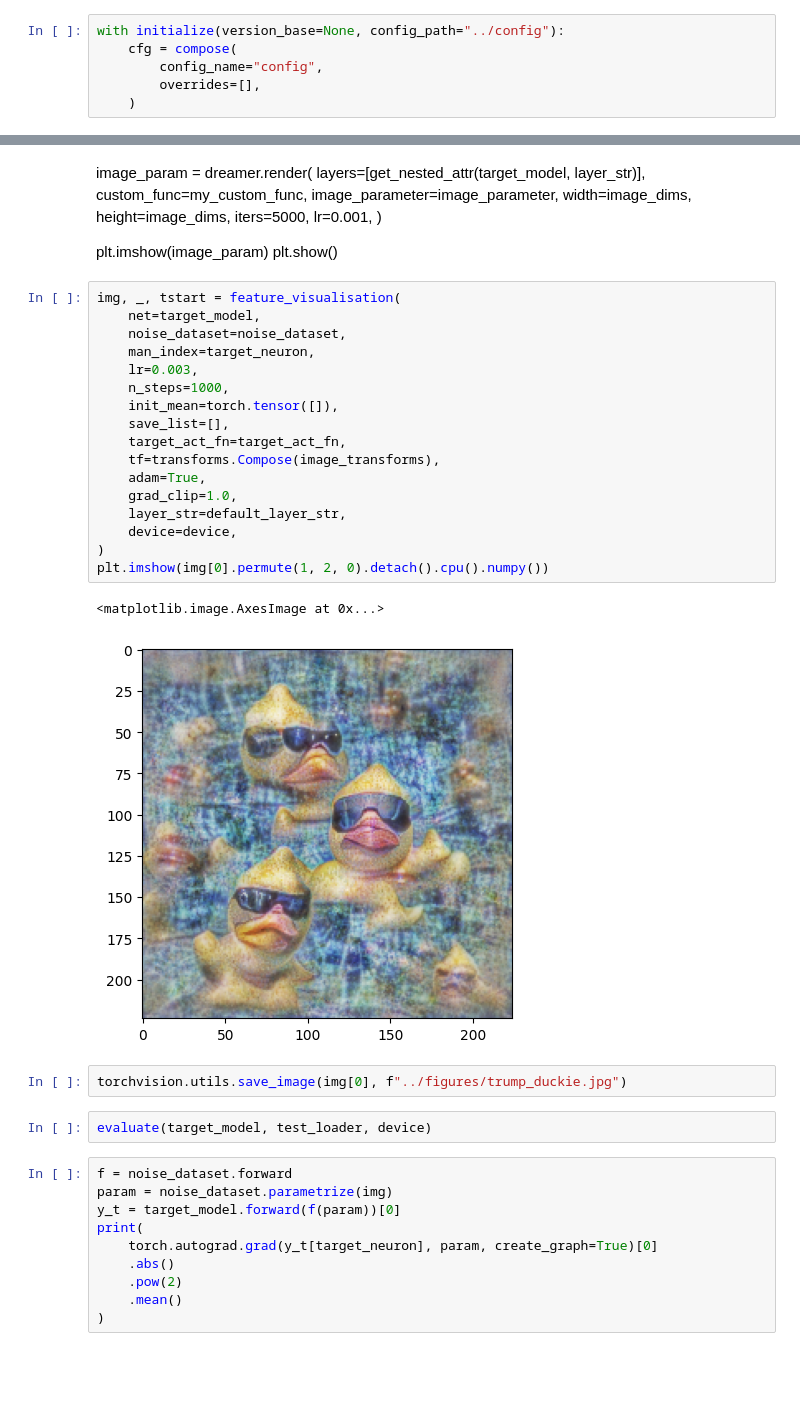
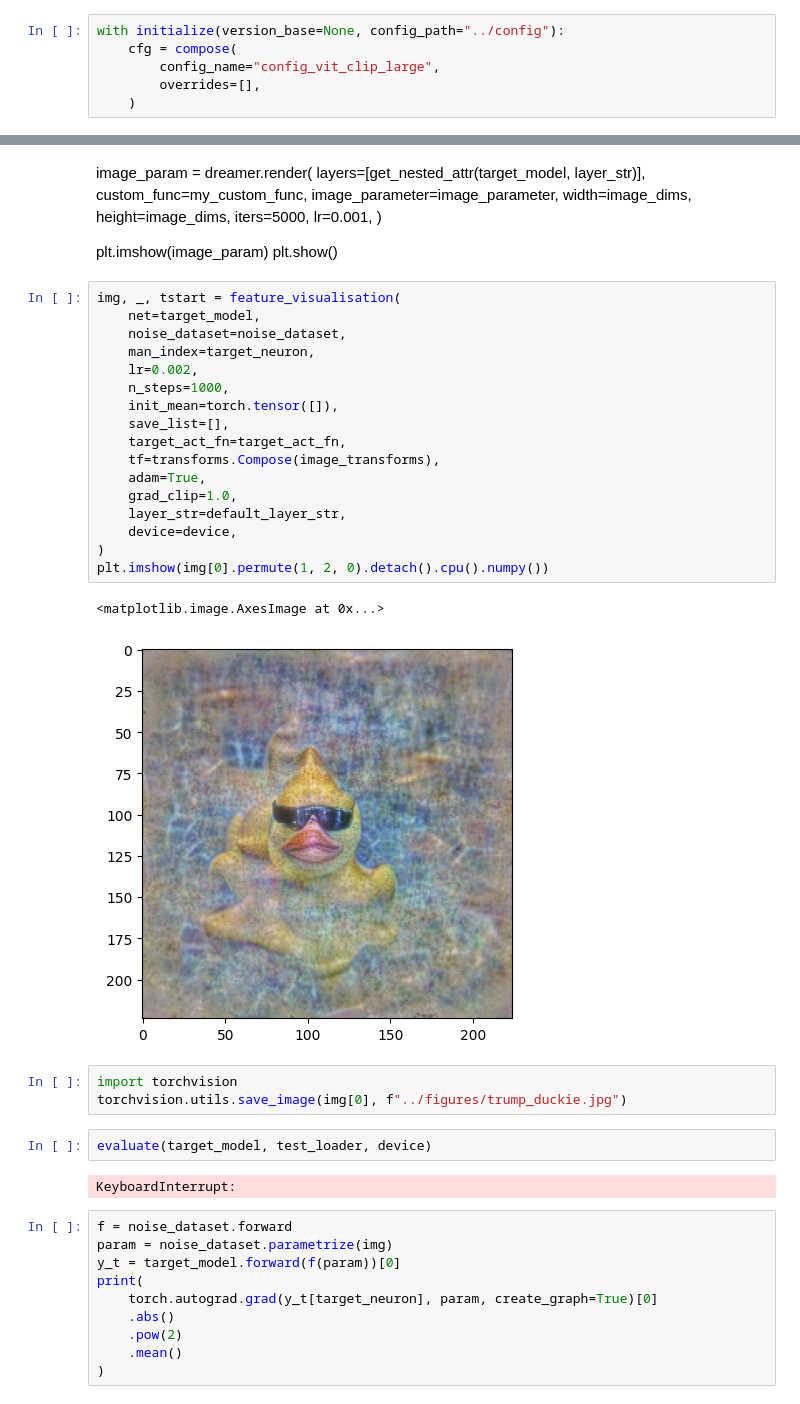
Before and after one commit to dilyabareeva/grad_slingshot, a Jupyter notebook: notebooks/before_after.ipynb, the cells around one changed output, grey strips where cells are left out. Cells and saved outputs as stored; diff of their text form; blank space fills up the shorter version.

Commit message:
🐥tune duckie

```diff
--- a/notebooks/before_after.ipynb
+++ b/notebooks/before_after.ipynb
@@ -17,7 +17,7 @@ Pre-epochs for data2/bareeva/Projects/man_am//miniimagenet/relu/dalmatian_exp_fr
 # %%
 with initialize(version_base=None, config_path="../config"):
     cfg = compose(
-        config_name="config",
+        config_name="config_vit_clip_large",
         overrides=[],
     )
 # %%
@@ -263,27 +263,30 @@ plt.show()
 # %%
 img, _, tstart = feature_visualisation(
     net=target_model,
     noise_dataset=noise_dataset,
     man_index=target_neuron,
-    lr=0.003,
+    lr=0.002,
     n_steps=1000,
     init_mean=torch.tensor([]),
     save_list=[],
     target_act_fn=target_act_fn,
     tf=transforms.Compose(image_transforms),
     adam=True,
     grad_clip=1.0,
     layer_str=default_layer_str,
     device=device,
 )
 plt.imshow(img[0].permute(1, 2, 0).detach().cpu().numpy())
 # %% [output]
 <matplotlib.image.AxesImage at 0x...>
-[figure, old version]
+[figure, new version]
-# %%
-torchvision.utils.save_image(img[0], f"../figures/trump_duckie.jpg")
+# %%
+import torchvision
+torchvision.utils.save_image(img[0], f"../figures/trump_duckie.jpg")
 # %%
 evaluate(target_model, test_loader, device)
+# %% [output]
+KeyboardInterrupt:
 # %%
 f = noise_dataset.forward
 param = noise_dataset.parametrize(img)
```
Also changed, not shown: parts of 4 cells of this notebook, 3 other files.
